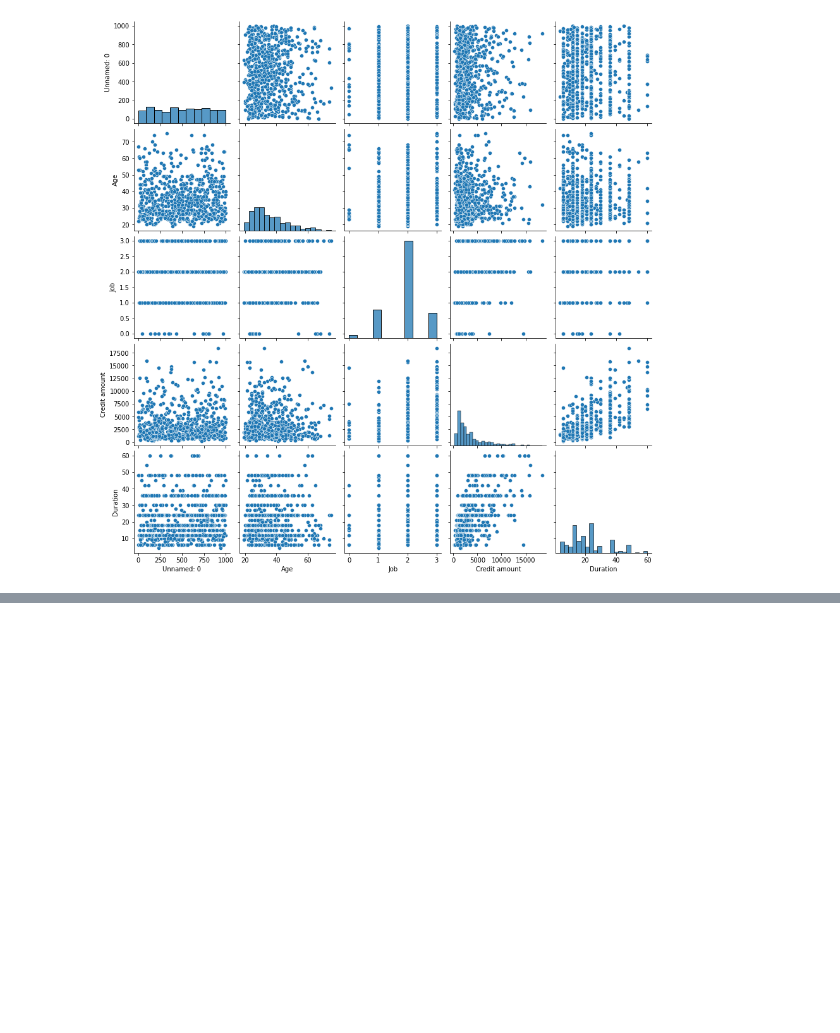
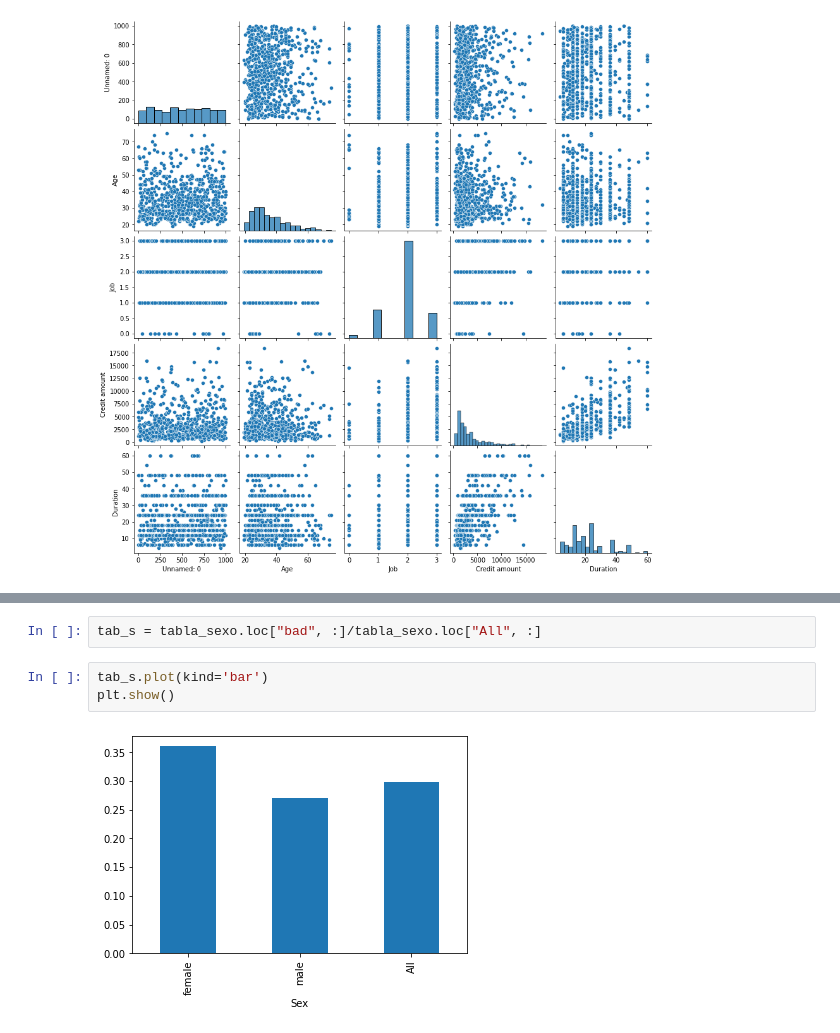
Before and after one commit to GabrielUSAIA/credit_model, a Jupyter notebook: notebooks/Model_1.ipynb, the cells around one changed output, grey strips where cells are left out. Cells and saved outputs as stored; diff of their text form; blank space fills up the shorter version.

```diff
--- a/notebooks/Model_1.ipynb
+++ b/notebooks/Model_1.ipynb
@@ -44,0 +66,7 @@ sns.countplot(x=)
+# %%
+tab_s = tabla_sexo.loc["bad", :]/tabla_sexo.loc["All", :]
+# %%
+tab_s.plot(kind='bar')
+plt.show()
+# %% [output]
+[figure, added]
```
Also changed, not shown: parts of 16 cells of this notebook.
